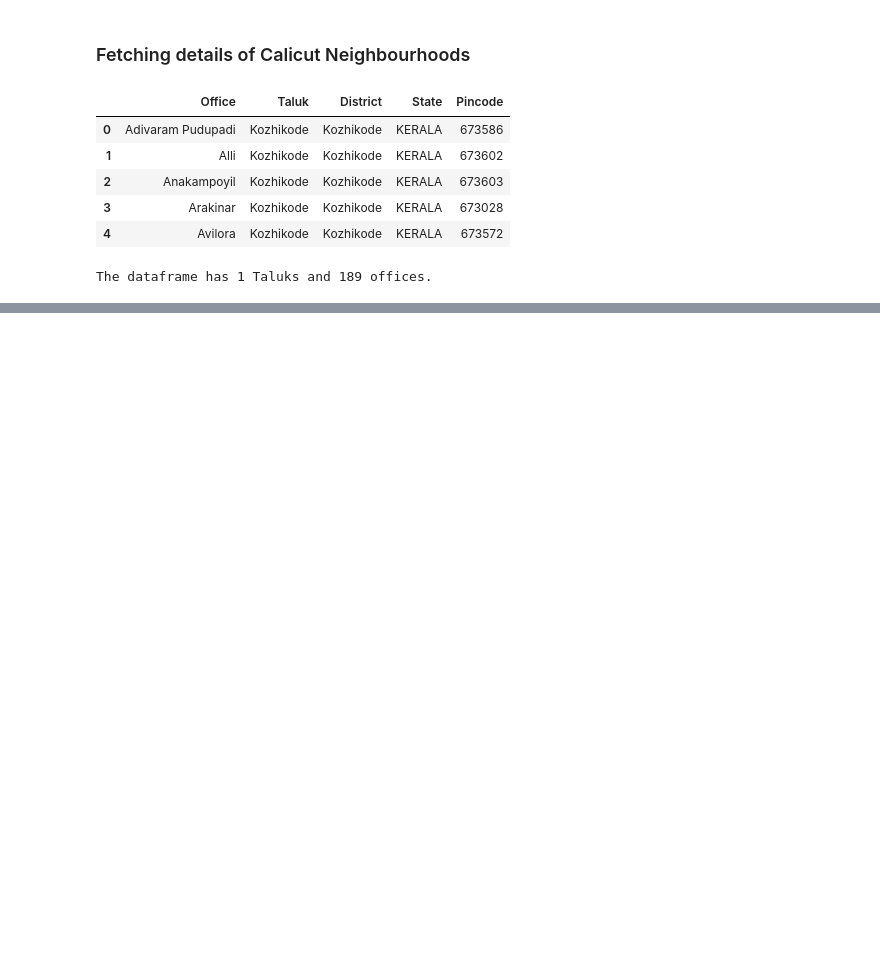
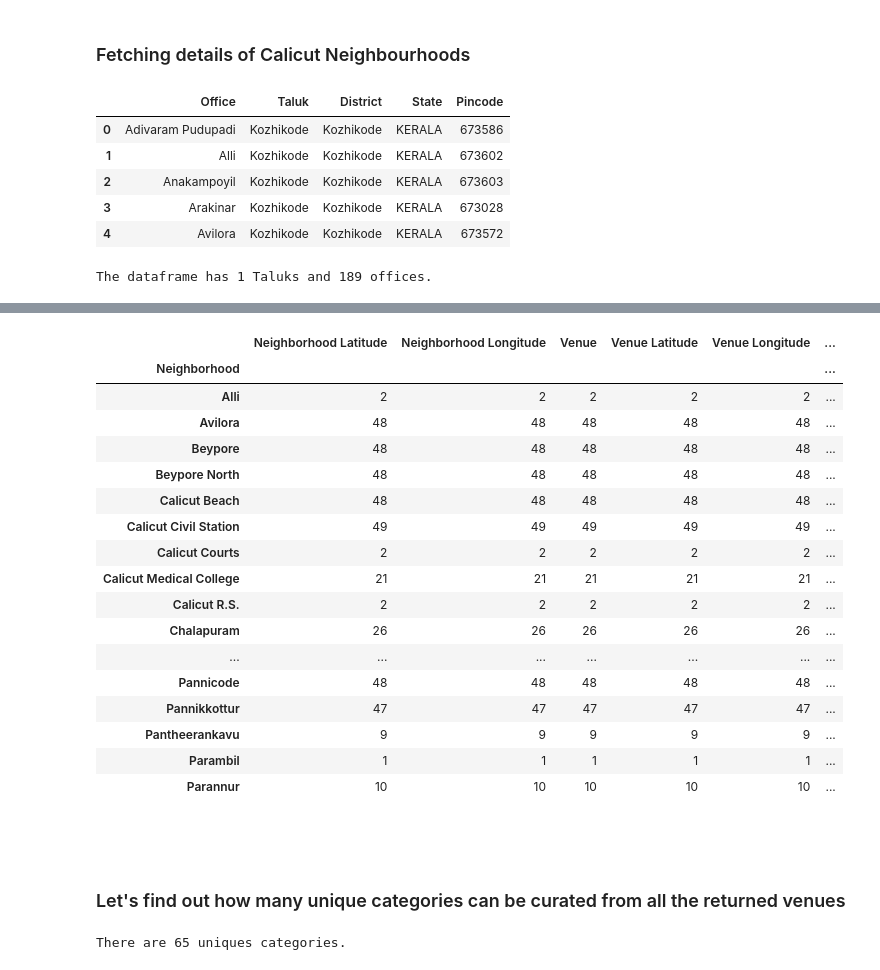
Before and after one commit to ajazHameed/Coursera_Capstone, a Jupyter notebook: coursera_capstone.ipynb, the cells around one changed output, grey strips where cells are left out. Drawn from its saved outputs; the diff is of its cells as text; code cells hidden in the pictures; blank space fills up the shorter version.

```diff
--- a/coursera_capstone.ipynb
+++ b/coursera_capstone.ipynb
@@ -579,0 +584,3 @@ location_cal = geolocator_cal.geocode(address)
+# %%
+pin_df_calicut['latitude'] = lat_lon_cal['latitude']
+pin_df_calicut['longitude'] = lat_lon_cal['longitude']
@@ -579,0 +607,2 @@ location_cal = geolocator_cal.geocode(address)
+# %%
+pin_df_calicut = pin_df_calicut.dropna(axis=0)
@@ -579,0 +670,4 @@ location_cal = geolocator_cal.geocode(address)
+# %%
+calicut_venues = getNearbyVenues(names = pin_df_calicut['Office'],latitudes = pin_df_calicut['latitude'],
+                                  longitudes = pin_df_calicut['longitude'])
+calicut_venues
@@ -579,0 +720,29 @@ location_cal = geolocator_cal.geocode(address)
+# %%
+calicut_venues.groupby('Neighborhood').count()
+# %% [output]
+|  | Neighborhood Latitude | Neighborhood Longitude | Venue | Venue Latitude | Venue Longitude | ... |
+| Neighborhood |  |  |  |  |  | ... |
+| Alli | 2 | 2 | 2 | 2 | 2 | ... |
+| Avilora | 48 | 48 | 48 | 48 | 48 | ... |
+| Beypore | 48 | 48 | 48 | 48 | 48 | ... |
+| Beypore North | 48 | 48 | 48 | 48 | 48 | ... |
+| Calicut Beach | 48 | 48 | 48 | 48 | 48 | ... |
+| Calicut Civil Station | 49 | 49 | 49 | 49 | 49 | ... |
+| Calicut Courts | 2 | 2 | 2 | 2 | 2 | ... |
+| Calicut Medical College | 21 | 21 | 21 | 21 | 21 | ... |
+| Calicut R.S. | 2 | 2 | 2 | 2 | 2 | ... |
+| Chalapuram | 26 | 26 | 26 | 26 | 26 | ... |
+| ... | ... | ... | ... | ... | ... | ... |
+| Pannicode | 48 | 48 | 48 | 48 | 48 | ... |
+| Pannikkottur | 47 | 47 | 47 | 47 | 47 | ... |
+| Pantheerankavu | 9 | 9 | 9 | 9 | 9 | ... |
+| Parambil | 1 | 1 | 1 | 1 | 1 | ... |
+| Parannur | 10 | 10 | 10 | 10 | 10 | ... |
+# %% [markdown]
+###
+# %% [markdown]
+### Let's find out how many unique categories can be curated from all the returned venues
+# %%
+print('There are {} uniques categories.'.format(len(calicut_venues['Venue Category'].unique())))
+# %% [output]
+There are 65 uniques categories.
```
Also changed, not shown: parts of 34 cells of this notebook.
